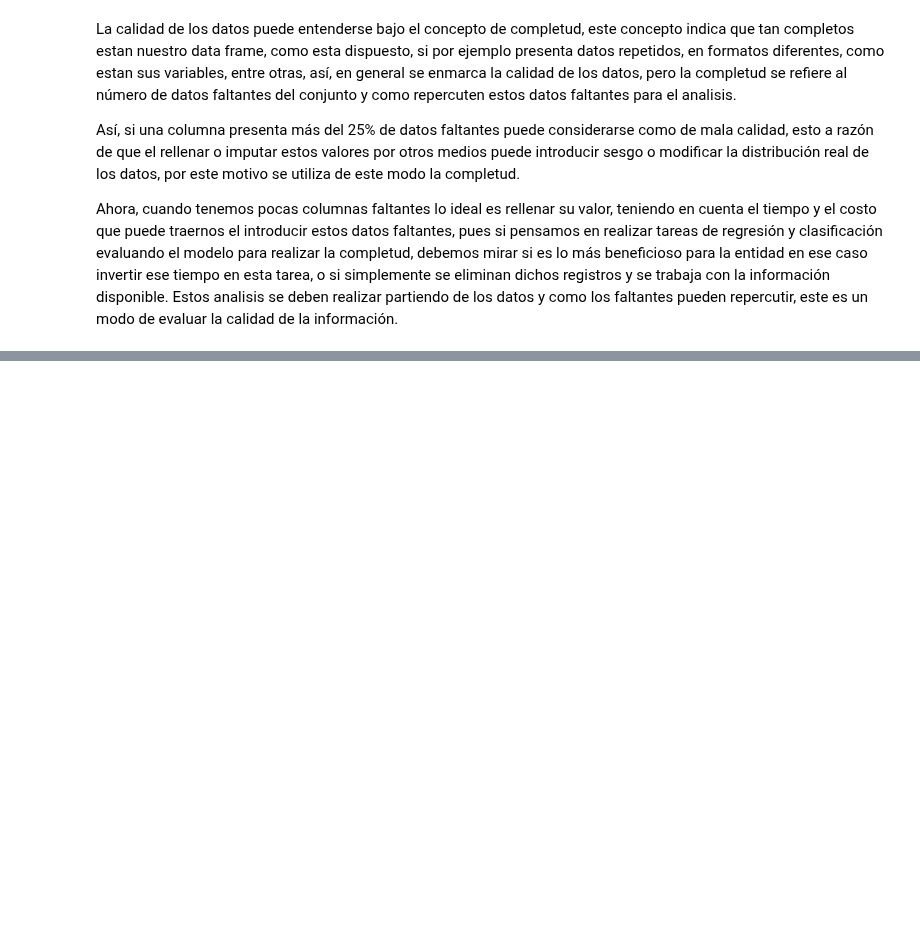
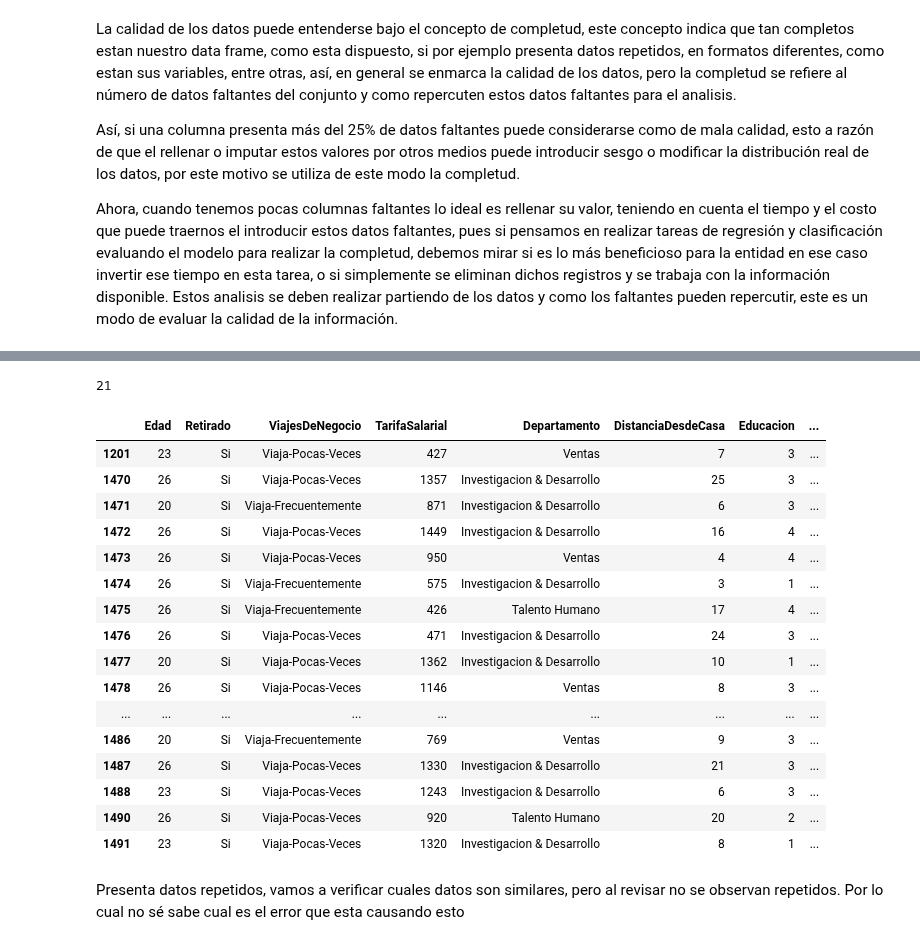
Before and after one commit to onavarrete04/Introduccion-Ciencia-Datos, a Jupyter notebook: Ejercicios Pandas Kaggle/integración de datos.ipynb, the cells around one changed output, grey strips where cells are left out. Cells and saved outputs as stored; diff of their text form; code cells hidden in the pictures; blank space fills up the shorter version.

Commit message:
Se realiza trabajo de calidad de los datos, abordando conceptos como estandarización, completud y consistencia

```diff
--- a/Ejercicios Pandas Kaggle/integración de datos.ipynb
+++ b/Ejercicios Pandas Kaggle/integración de datos.ipynb
@@ -720,0 +1072,31 @@ Ahora, cuando tenemos pocas columnas faltantes lo ideal es rellenar su valor, te
+# %%
+df = pd.read_csv("empleadosTecnologiaAlpes.csv",sep=";", encoding="latin-1")
+# %%
+# verficiando datos duplicados
+df.duplicated().sum()
+# %% [output]
+21
+# %%
+# dice que hay 21 datos duplicados, vamos a ver que datos son
+
+df.loc[(df.duplicated())]
+# %% [output]
+|  | Edad | Retirado | ViajesDeNegocio | TarifaSalarial | Departamento | DistanciaDesdeCasa | Educacion | ... |
+| 1201 | 23 | Si | Viaja-Pocas-Veces | 427 | Ventas | 7 | 3 | ... |
+| 1470 | 26 | Si | Viaja-Pocas-Veces | 1357 | Investigacion & Desarrollo | 25 | 3 | ... |
+| 1471 | 20 | Si | Viaja-Frecuentemente | 871 | Investigacion & Desarrollo | 6 | 3 | ... |
+| 1472 | 26 | Si | Viaja-Pocas-Veces | 1449 | Investigacion & Desarrollo | 16 | 4 | ... |
+| 1473 | 26 | Si | Viaja-Pocas-Veces | 950 | Ventas | 4 | 4 | ... |
+| 1474 | 26 | Si | Viaja-Frecuentemente | 575 | Investigacion & Desarrollo | 3 | 1 | ... |
+| 1475 | 26 | Si | Viaja-Frecuentemente | 426 | Talento Humano | 17 | 4 | ... |
+| 1476 | 26 | Si | Viaja-Pocas-Veces | 471 | Investigacion & Desarrollo | 24 | 3 | ... |
+| 1477 | 20 | Si | Viaja-Pocas-Veces | 1362 | Investigacion & Desarrollo | 10 | 1 | ... |
+| 1478 | 26 | Si | Viaja-Pocas-Veces | 1146 | Ventas | 8 | 3 | ... |
+| ... | ... | ... | ... | ... | ... | ... | ... | ... |
+| 1486 | 20 | Si | Viaja-Frecuentemente | 769 | Ventas | 9 | 3 | ... |
+| 1487 | 26 | Si | Viaja-Pocas-Veces | 1330 | Investigacion & Desarrollo | 21 | 3 | ... |
+| 1488 | 23 | Si | Viaja-Pocas-Veces | 1243 | Investigacion & Desarrollo | 6 | 3 | ... |
+| 1490 | 26 | Si | Viaja-Pocas-Veces | 920 | Talento Humano | 20 | 2 | ... |
+| 1491 | 23 | Si | Viaja-Pocas-Veces | 1320 | Investigacion & Desarrollo | 8 | 1 | ... |
+# %% [markdown]
+Presenta datos repetidos, vamos a verificar cuales datos son similares, pero al revisar no se observan repetidos. Por lo cual no sé sabe cual es el error que esta causando esto
```
Also changed, not shown: parts of 59 cells of this notebook.
